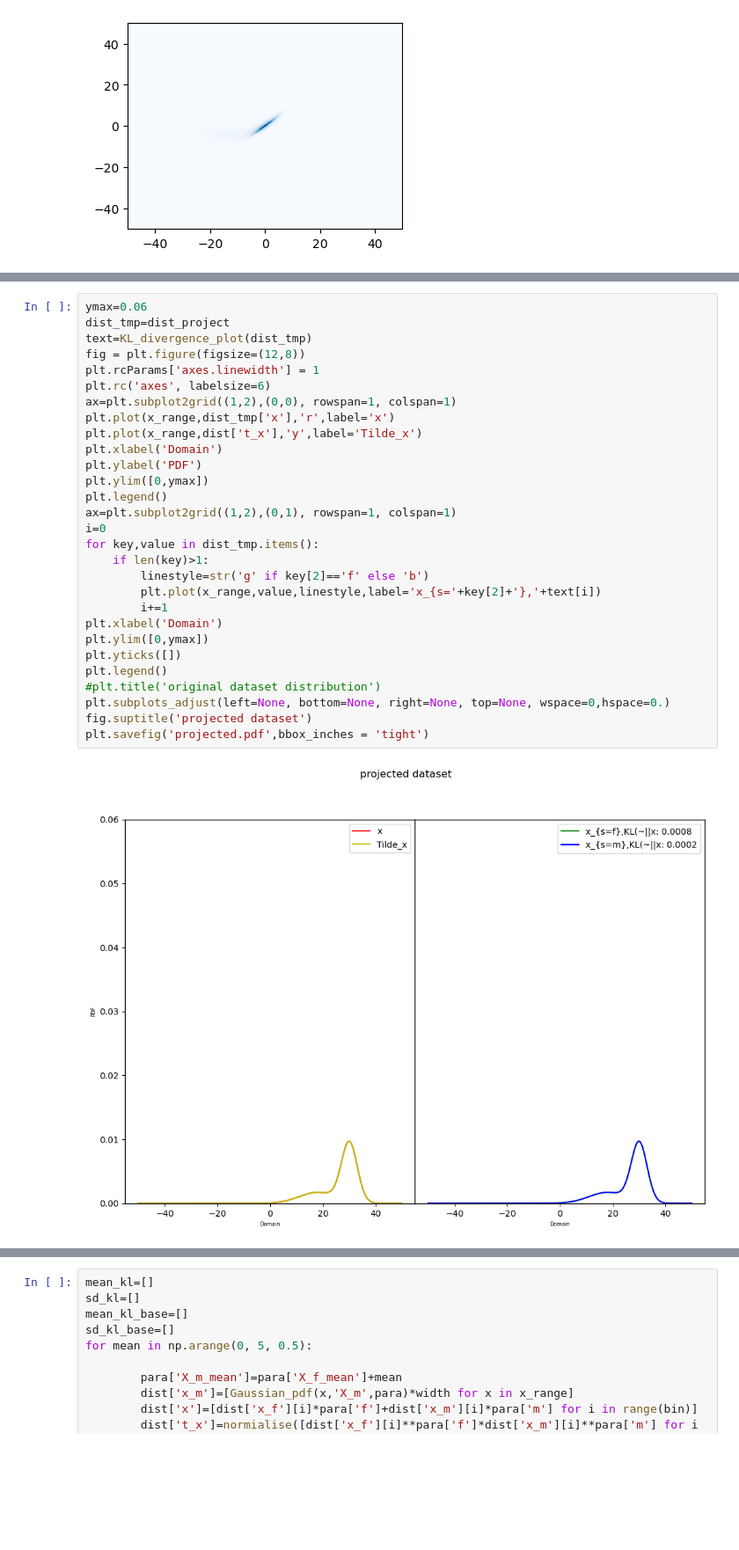
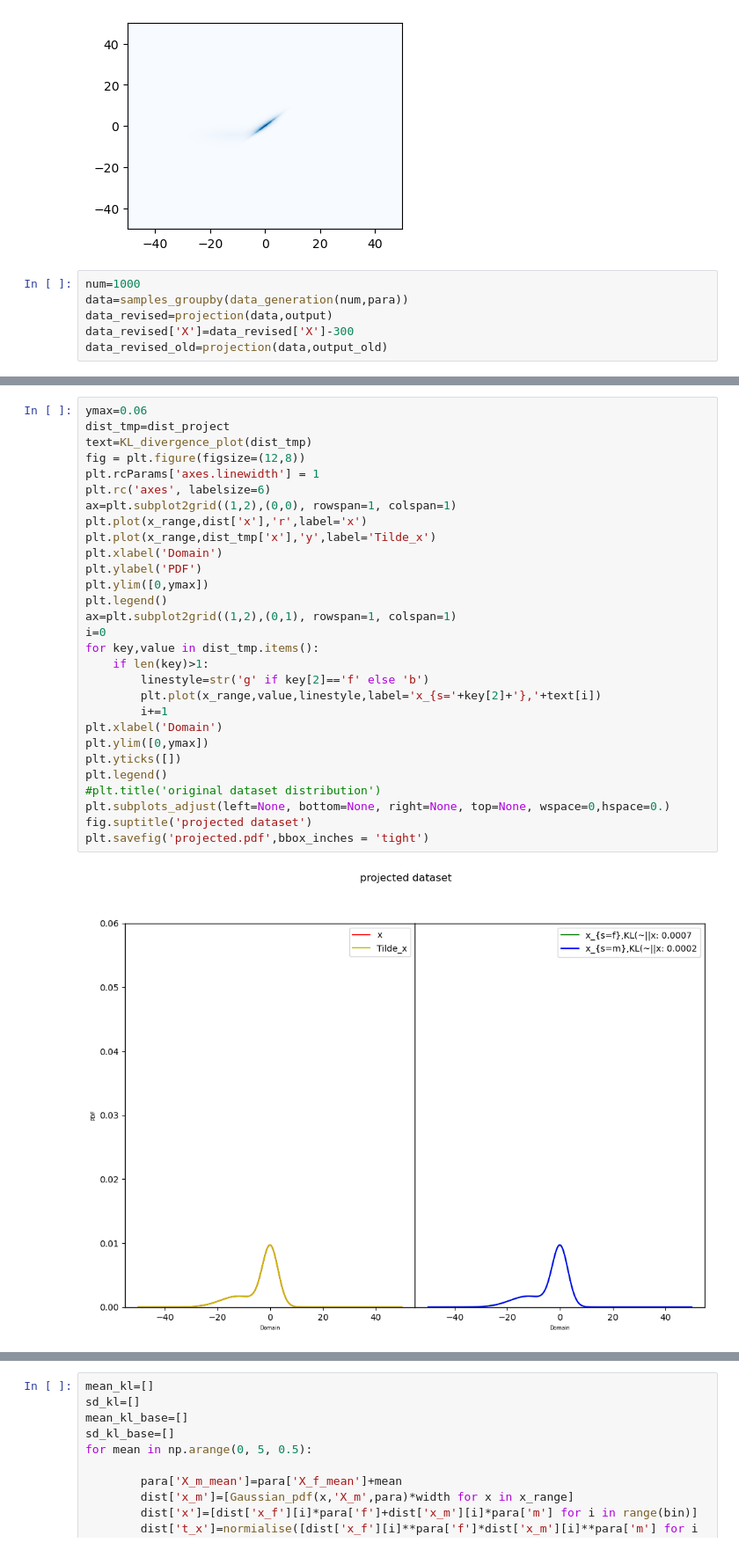
Before and after one commit to Quan-Zhou/OT_Debiasing, a Jupyter notebook: new.ipynb, the cells around one changed output, grey strips where cells are left out. Shown at 88% size. Cells and saved outputs as stored; diff of their text form; blank space fills up the shorter version.

```diff
--- a/new.ipynb
+++ b/new.ipynb
@@ -242,4 +242,10 @@ total cost: 3.183664044202449
 entropy: 6.7796478765601655
 ============================================
 [figure]
+# %%
+num=1000
+data=samples_groupby(data_generation(num,para))
+data_revised=projection(data,output)
+data_revised['X']=data_revised['X']-300
+data_revised_old=projection(data,output_old)
 # %%
@@ -296,34 +297,34 @@ Text(0.5, 0.98, 'original dataset')
 # %%
 ymax=0.06
 dist_tmp=dist_project
 text=KL_divergence_plot(dist_tmp)
 fig = plt.figure(figsize=(12,8))
 plt.rcParams['axes.linewidth'] = 1
 plt.rc('axes', labelsize=6)
 ax=plt.subplot2grid((1,2),(0,0), rowspan=1, colspan=1)
-plt.plot(x_range,dist_tmp['x'],'r',label='x')
-plt.plot(x_range,dist['t_x'],'y',label='Tilde_x')
+plt.plot(x_range,dist['x'],'r',label='x')
+plt.plot(x_range,dist_tmp['x'],'y',label='Tilde_x')
 plt.xlabel('Domain')
 plt.ylabel('PDF')
 plt.ylim([0,ymax])
 plt.legend()
 ax=plt.subplot2grid((1,2),(0,1), rowspan=1, colspan=1)
 i=0
 for key,value in dist_tmp.items():
     if len(key)>1:
         linestyle=str('g' if key[2]=='f' else 'b')
         plt.plot(x_range,value,linestyle,label='x_{s='+key[2]+'},'+text[i])
         i+=1
 plt.xlabel('Domain')
 plt.ylim([0,ymax])
 plt.yticks([])
 plt.legend()
 #plt.title('original dataset distribution')
 plt.subplots_adjust(left=None, bottom=None, right=None, top=None, wspace=0,hspace=0.)
 fig.suptitle('projected dataset')
 plt.savefig('projected.pdf',bbox_inches = 'tight')
 # %% [output]
-[figure, old version]
+[figure, new version]
 # %%
 ymax=0.06
 dist_tmp=dist_project_old
```
Also changed, not shown: parts of 3 cells of this notebook.
